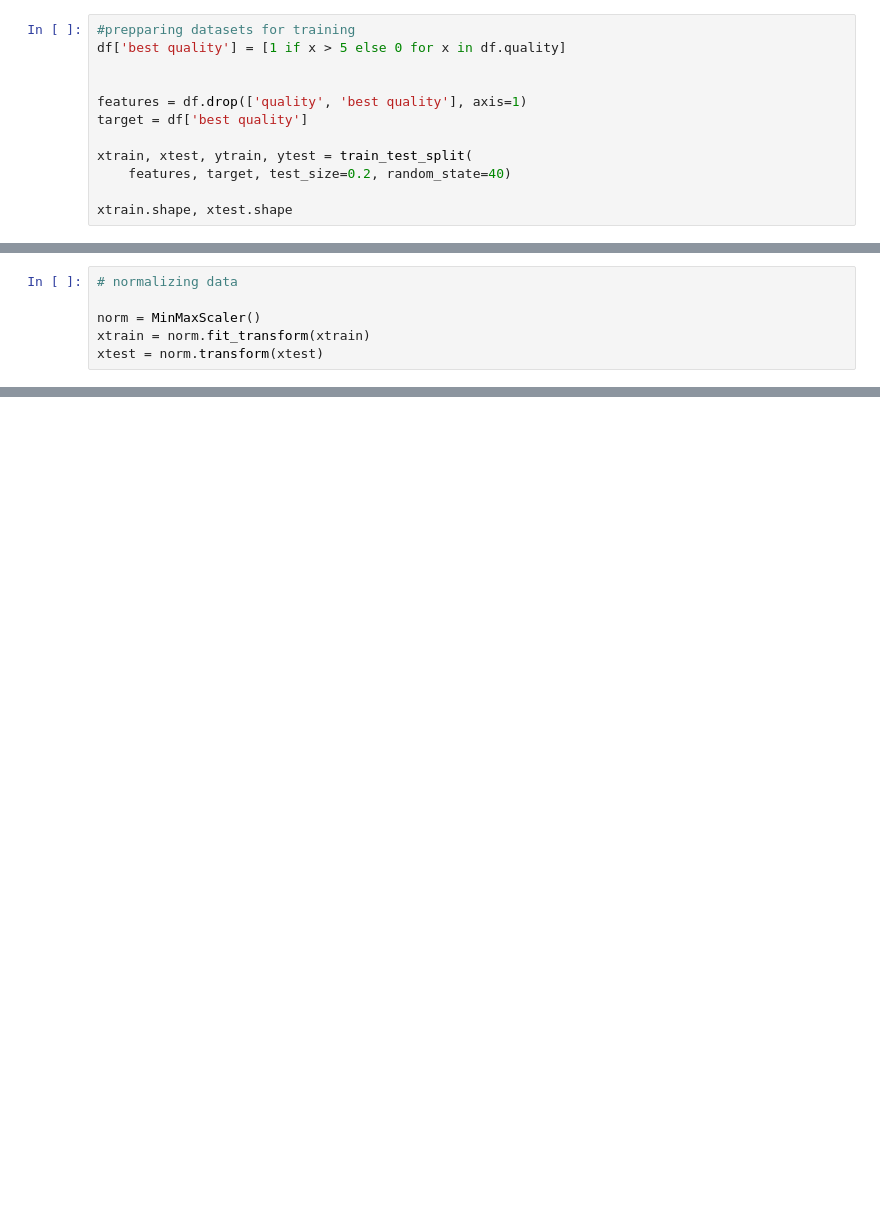
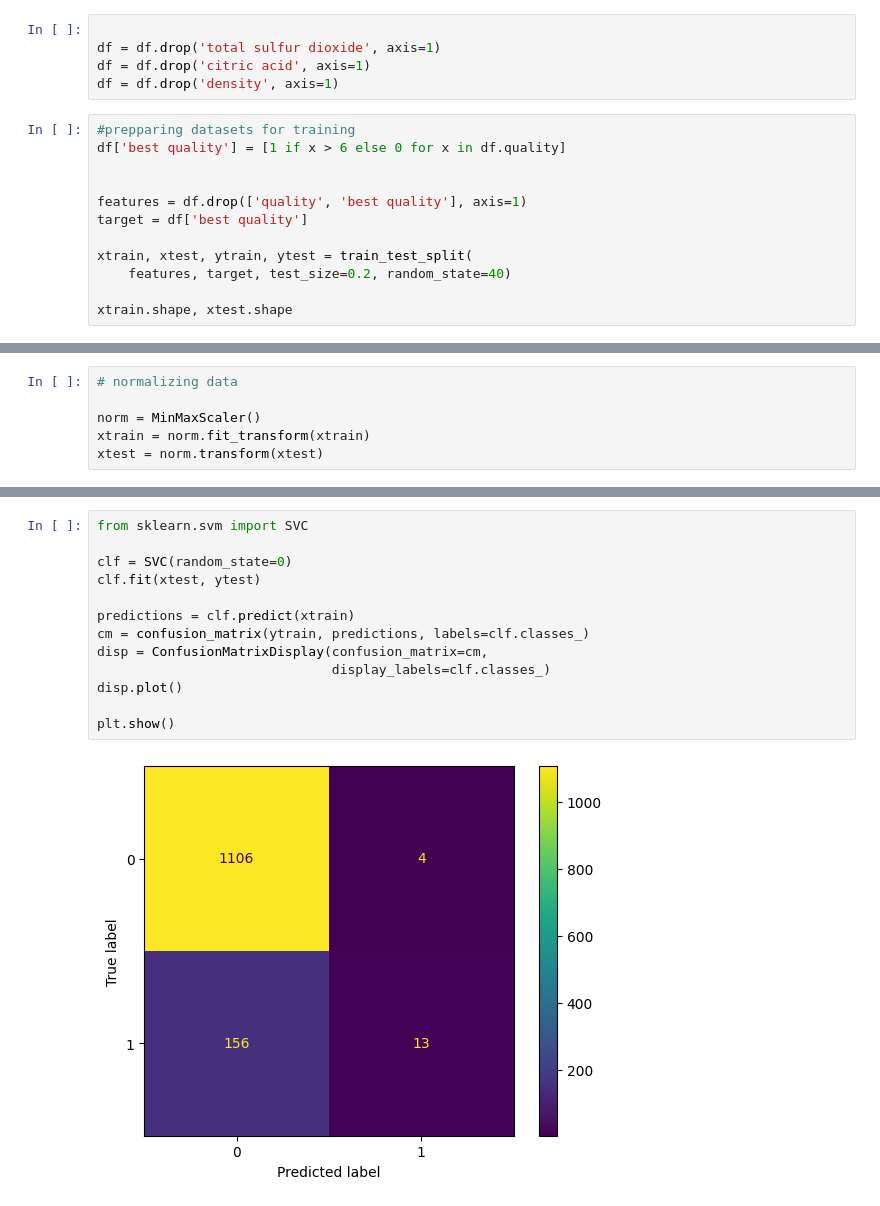
Before and after one commit to connerCpowell/WineQuality, a Jupyter notebook: Wine_forecasting.ipynb, the cells around one changed output, grey strips where cells are left out. Saved outputs shown, nothing was run; the diff lists cells and outputs as text; blank space fills up the shorter version.

```diff
--- a/Wine_forecasting.ipynb
+++ b/Wine_forecasting.ipynb
@@ -93,9 +95,14 @@ sb.heatmap(df.corr() > 0.65, annot=True, cbar=False)
 plt.show()
 # %% [output]
 [figure]
+# %%
+
+df = df.drop('total sulfur dioxide', axis=1)
+df = df.drop('citric acid', axis=1)
+df = df.drop('density', axis=1)
 # %%
 #prepparing datasets for training
-df['best quality'] = [1 if x > 5 else 0 for x in df.quality]
+df['best quality'] = [1 if x > 6 else 0 for x in df.quality]
 
 
 features = df.drop(['quality', 'best quality'], axis=1)
@@ -161,3 +168,18 @@ Validation Accuracy :  0.7745271519012229
+# %%
+from sklearn.svm import SVC
+
+clf = SVC(random_state=0)
+clf.fit(xtest, ytest)
+
+predictions = clf.predict(xtrain)
+cm = confusion_matrix(ytrain, predictions, labels=clf.classes_)
+disp = ConfusionMatrixDisplay(confusion_matrix=cm,
+                              display_labels=clf.classes_)
+disp.plot()
+
+plt.show()
+# %% [output]
+[figure, added]
 # %%
 
 
```
Also changed, not shown: parts of 16 cells of this notebook, 2 other files.
